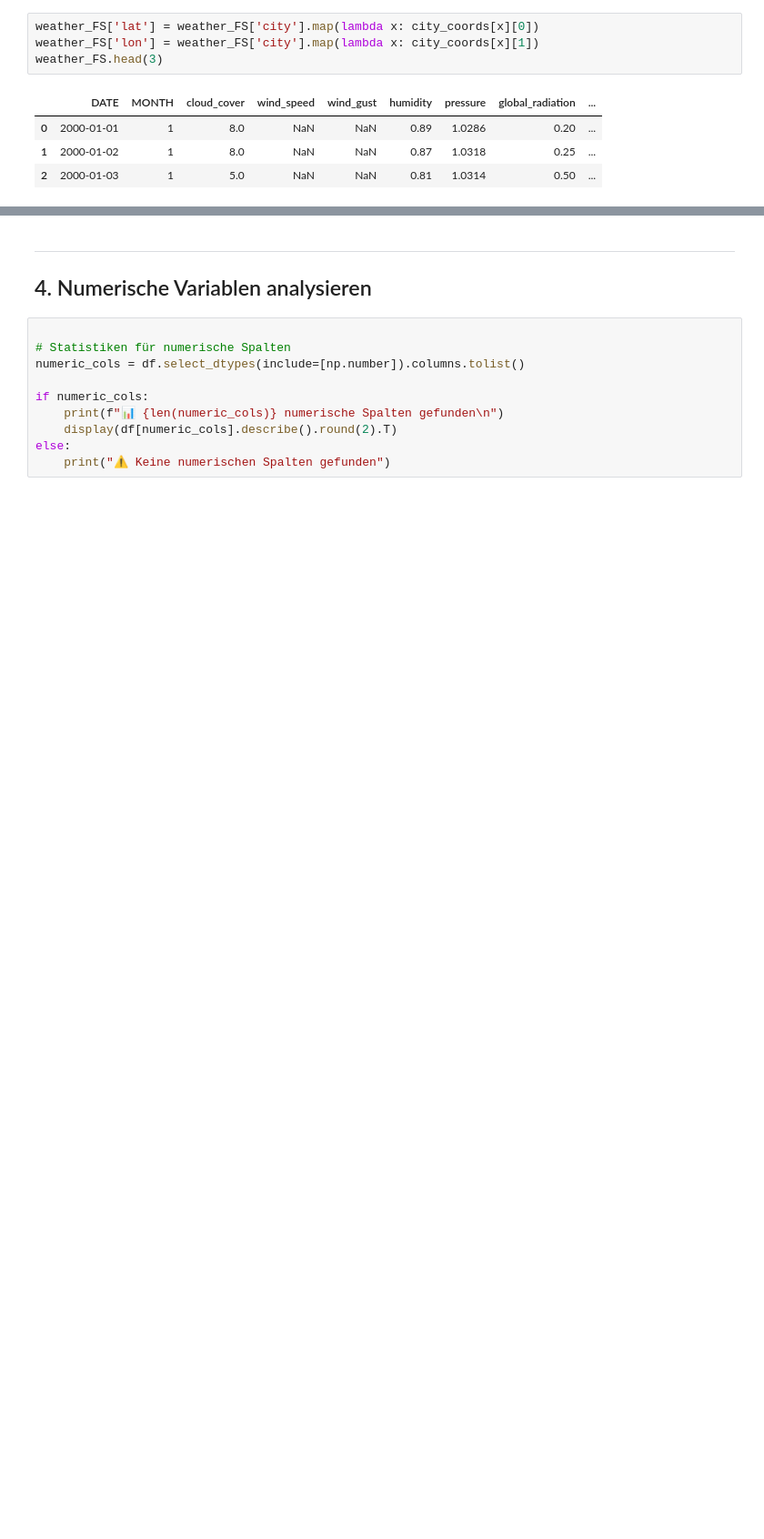
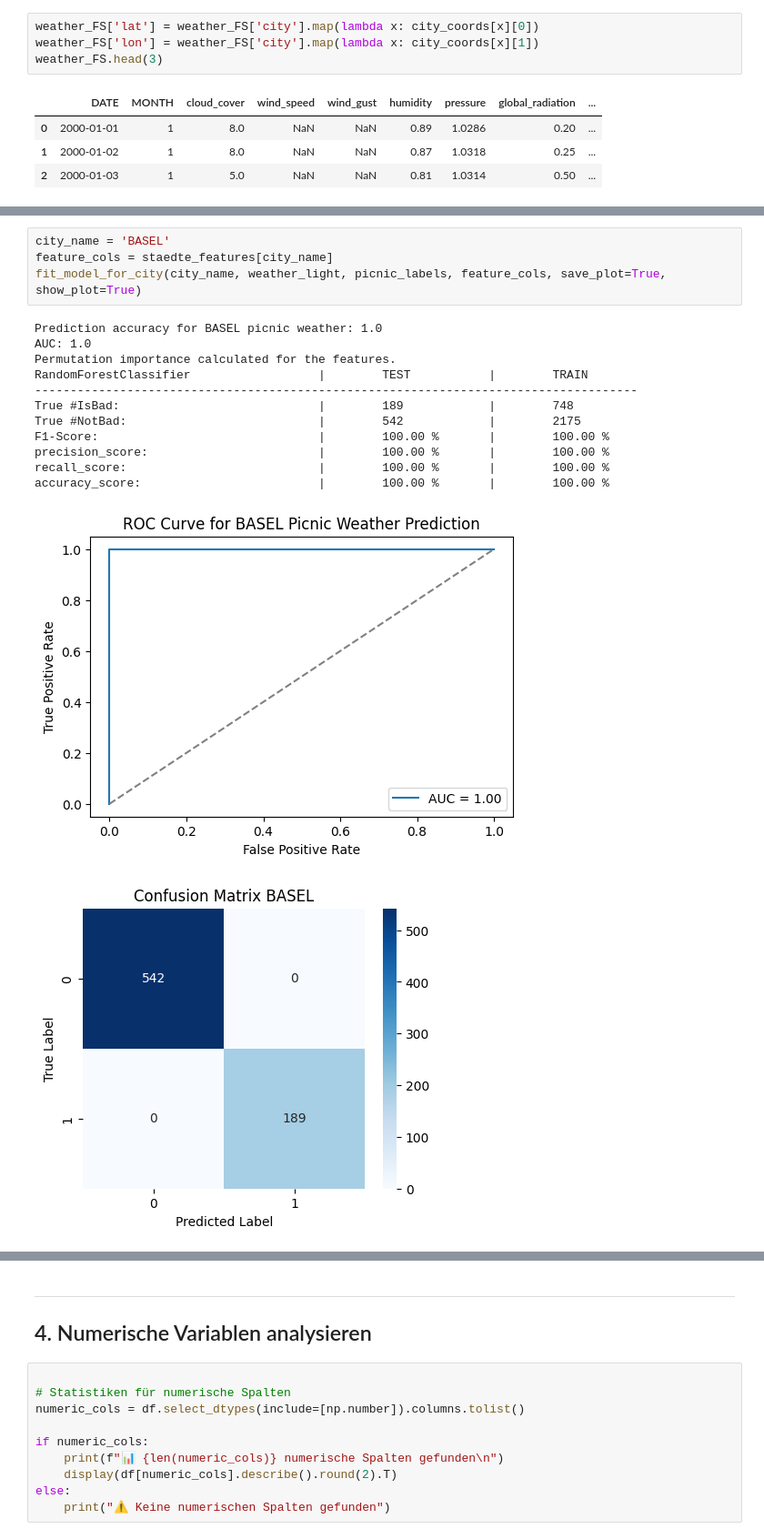
Before and after one commit to Spaeth-26/portfolio, a Jupyter notebook: notebooks/01_exploration_Weather_picnic.ipynb, the cells around one changed output, grey strips where cells are left out. Shown at 91% size. Saved outputs shown, nothing was run; the diff lists cells and outputs as text; blank space fills up the shorter version.

Commit message:
extend EDA and create base model

```diff
--- a/notebooks/01_exploration_Weather_picnic.ipynb
+++ b/notebooks/01_exploration_Weather_picnic.ipynb
@@ -456,0 +573,18 @@ weather_FS.head(3)
+# %%
+city_name = 'BASEL'
+feature_cols = staedte_features[city_name]
+fit_model_for_city(city_name, weather_light, picnic_labels, feature_cols, save_plot=True, show_plot=True)
+# %% [output]
+Prediction accuracy for BASEL picnic weather: 1.0
+AUC: 1.0
+Permutation importance calculated for the features.
+RandomForestClassifier                  |        TEST           |        TRAIN
+-------------------------------------------------------------------------------------
+True #IsBad:                            |        189            |        748
+True #NotBad:                           |        542            |        2175
+F1-Score:                               |        100.00 %       |        100.00 %
+precision_score:                        |        100.00 %       |        100.00 %
+recall_score:                           |        100.00 %       |        100.00 %
+accuracy_score:                         |        100.00 %       |        100.00 %
+[figure, added]
+[figure, added]
```
Also changed, not shown: parts of 17 cells of this notebook, 1 other file.
